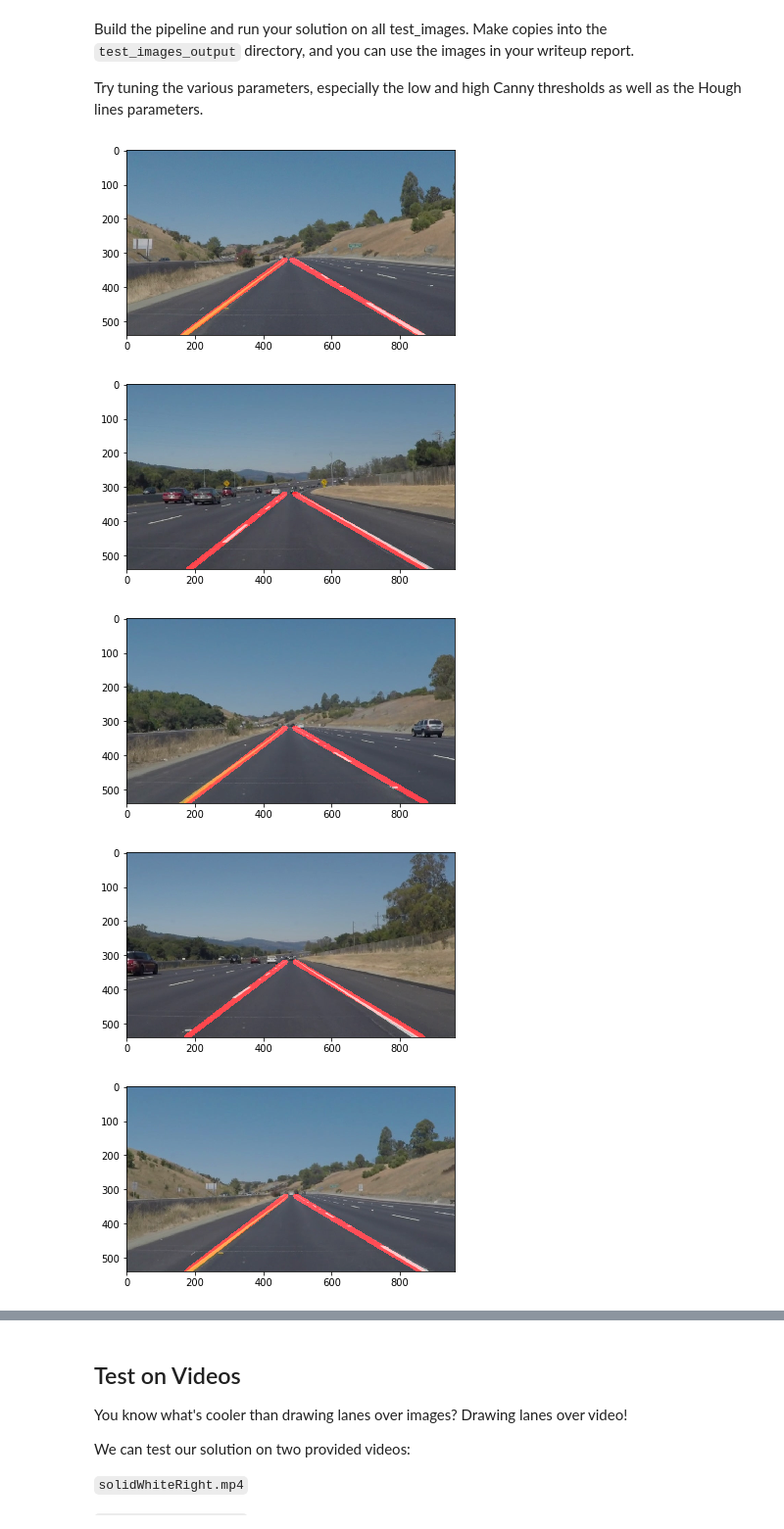
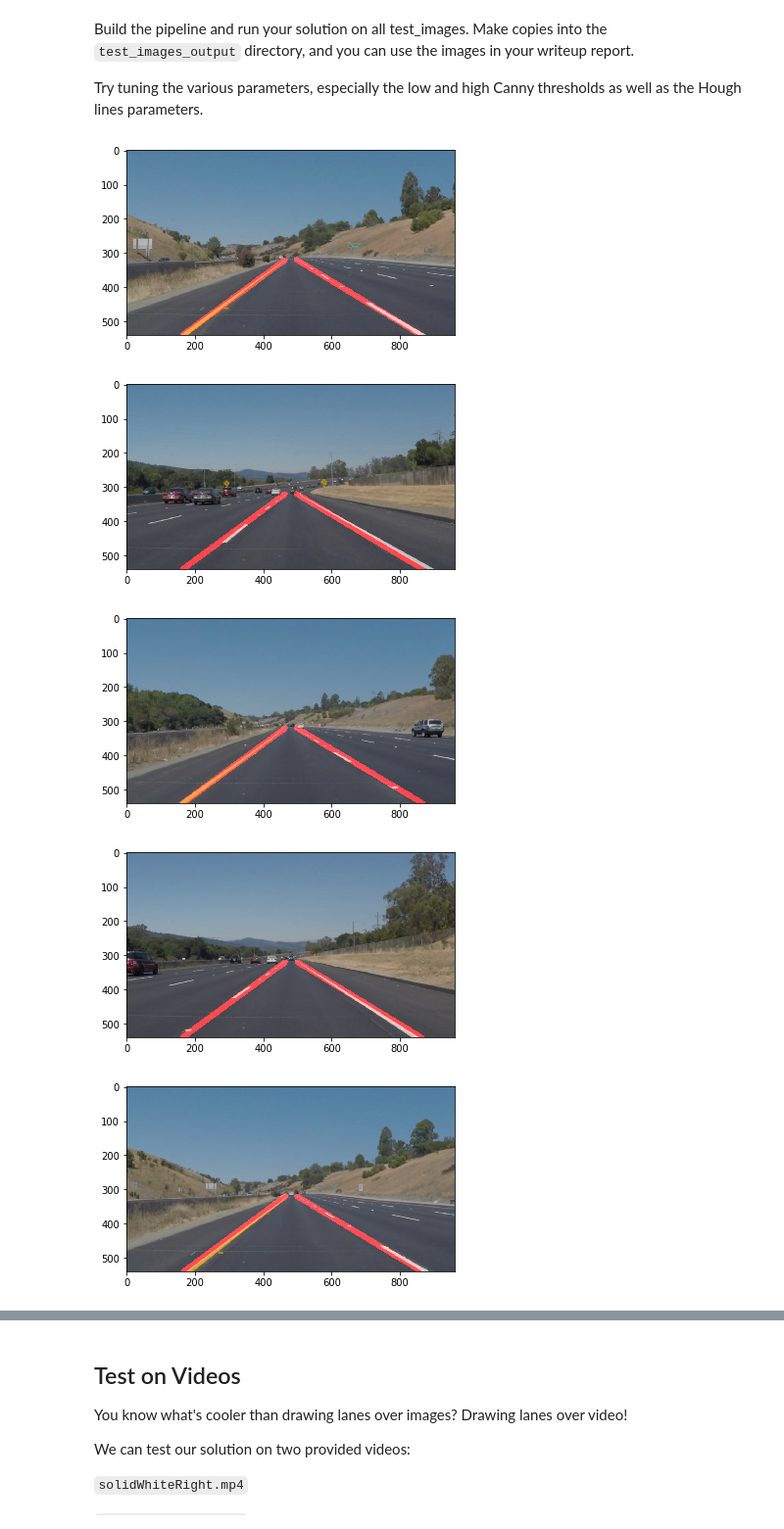
Before and after one commit to ElieShalhoub/CarND-LaneLines-P1, a Jupyter notebook: P1.ipynb, the cells around one changed output, grey strips where cells are left out. Shown at 98% size. Saved outputs shown, nothing was run; the diff lists cells and outputs as text; code cells hidden in the pictures.

```diff
--- a/P1.ipynb
+++ b/P1.ipynb
@@ -337,36 +337,36 @@ for img in lsImageNames:
 
     # Define our parameters for Canny and apply
     low_threshold = 50   #try 20
     high_threshold = 150  #try 100
     edges = canny(blur_gray, low_threshold, high_threshold)
 
     # Next we'll create a masked edges image using cv2.fillPoly()
     # This time we are defining a four sided polygon to mask
     imshape = image.shape
-    vertices = np.array([[(0,imshape[0]),(460, 320), (490, 315), (imshape[1],imshape[0])]], dtype=np.int32)
+    vertices = np.array([[(0,imshape[0]),(460, 320), (490, 320), (imshape[1],imshape[0])]], dtype=np.int32)
 
     masked_edges = region_of_interest(edges, vertices)
 
     # Define the Hough transform parameters
     # Make a blank the same size as our image to draw on
     rho = 2 # distance resolution in pixels of the Hough grid
     theta = np.pi/180 # angular resolution in radians of the Hough grid
     threshold = 15     # minimum number of votes (intersections in Hough grid cell)
-    min_line_length = 55 #minimum number of pixels making up a line
+    min_line_length = 75 #minimum number of pixels making up a line
     max_line_gap = 5    # maximum gap in pixels between connectable line segments
 
     lines = hough_lines(masked_edges, rho, theta, threshold, min_line_length, max_line_gap)
 
     # Merge Original Image with lines
     # Iterate over the output "lines" and draw lines on a blank image
     # Or try weighted_img(img, initial_img, 0.8, 1, 0)
     lines_edges = weighted_img(lines, image, 0.8, 1, 0)
     plt.imshow(lines_edges)
     plt.savefig("./test_images_output/" + img + '_out.jpg')
     plt.show()
 # %% [output]
 [figure]
-[figure, old version]
+[figure, new version]
 [figure]
 [figure]
 [figure]
```
Also changed, not shown: parts of 4 cells of this notebook, 8 other files.
